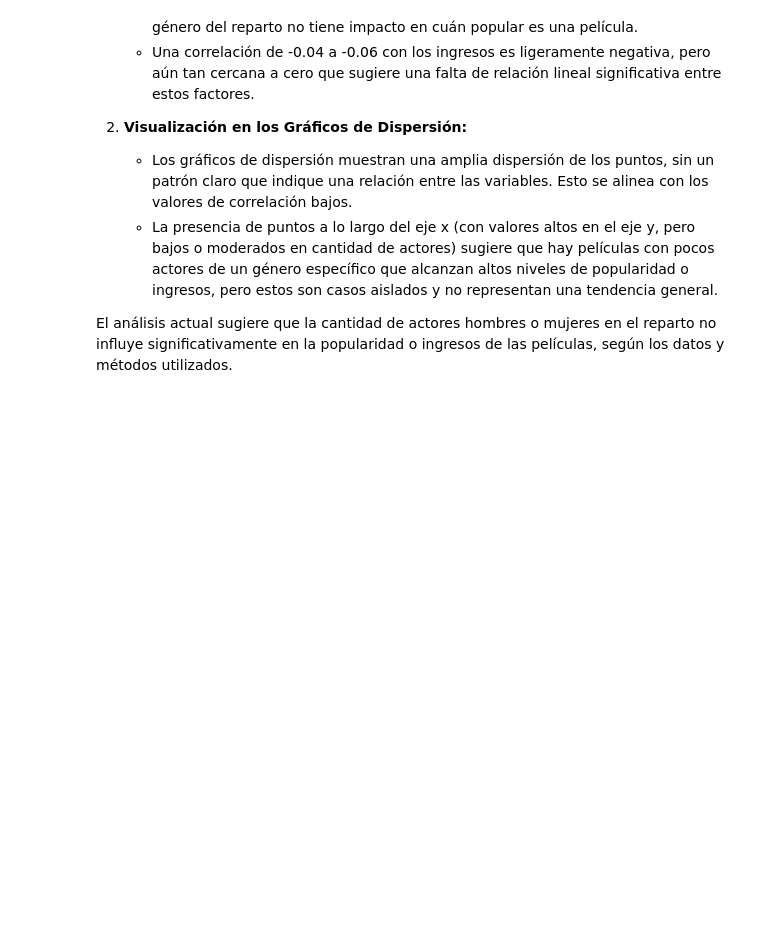
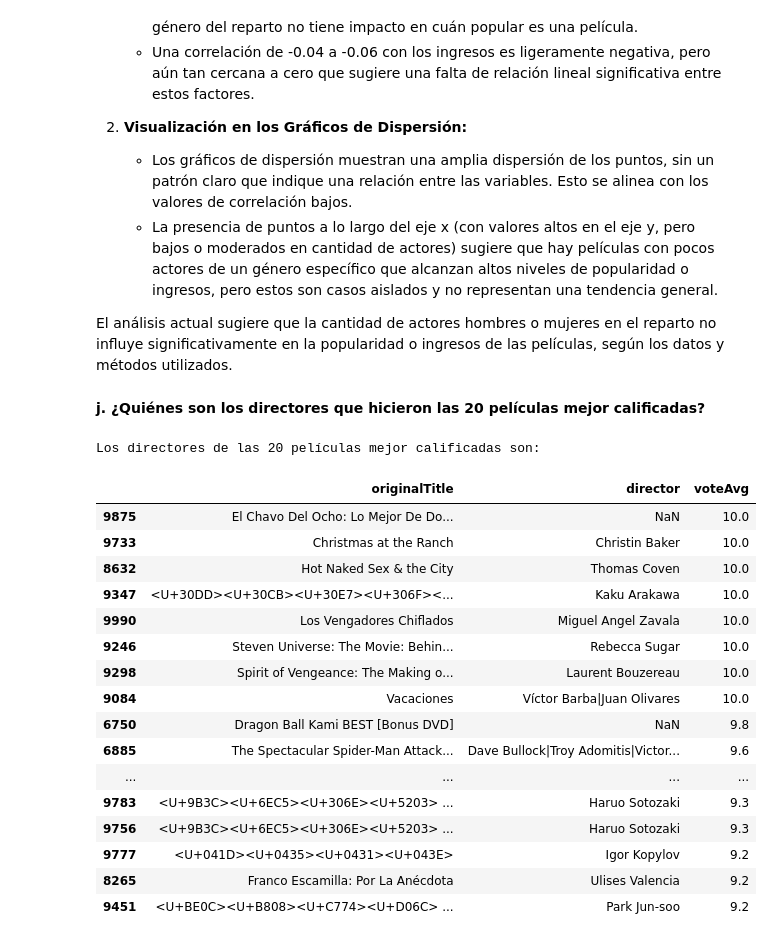
Before and after one commit to XavierLopez25/HT1-MD, a Jupyter notebook: EjerciciosAnalisisExploratorio.ipynb, the cells around one changed output. Cells and saved outputs as stored; diff of their text form; code cells hidden in the pictures; blank space fills up the shorter version.

```diff
--- a/EjerciciosAnalisisExploratorio.ipynb
+++ b/EjerciciosAnalisisExploratorio.ipynb
@@ -448,3 +448,39 @@ Correlación entre la cantidad de hombres en el reparto y los ingresos: -0.06
 
 El análisis actual sugiere que la cantidad de actores hombres o mujeres en el reparto no influye significativamente en la popularidad o ingresos de las películas, según los datos y métodos utilizados.
 </small>
+# %% [markdown]
+**j. ¿Quiénes son los directores que hicieron las 20 películas mejor calificadas?**
+# %%
+df = pd.read_csv('movies.csv', encoding='ISO-8859-1')
+
+# Ordenar el DataFrame por la columna 'voteAvg' en orden descendente
+sorted_df = df.sort_values(by='voteAvg', ascending=False)
+
+# Seleccionar las 20 primeras filas del DataFrame ordenado
+top_20_rated_films = sorted_df.head(20)
+
+# Extraer los nombres de los directores de estas 20 películas
+top_20_directors = top_20_rated_films[['originalTitle', 'director', 'voteAvg']]
+
+# Mostrar el resultado
+print("Los directores de las 20 películas mejor calificadas son:")
+display(top_20_directors)
+# %% [output]
+Los directores de las 20 películas mejor calificadas son:
+|  | originalTitle | director | voteAvg |
+| 9875 | El Chavo Del Ocho: Lo Mejor De Do... | NaN | 10.0 |
+| 9733 | Christmas at the Ranch | Christin Baker | 10.0 |
+| 8632 | Hot Naked Sex & the City | Thomas Coven | 10.0 |
+| 9347 | <U+30DD><U+30CB><U+30E7><U+306F><... | Kaku Arakawa | 10.0 |
+| 9990 | Los Vengadores Chiflados | Miguel Angel Zavala | 10.0 |
+| 9246 | Steven Universe: The Movie: Behin... | Rebecca Sugar | 10.0 |
+| 9298 | Spirit of Vengeance: The Making o... | Laurent Bouzereau | 10.0 |
+| 9084 | Vacaciones | Víctor Barba|Juan Olivares | 10.0 |
+| 6750 | Dragon Ball Kami BEST [Bonus DVD] | NaN | 9.8 |
+| 6885 | The Spectacular Spider-Man Attack... | Dave Bullock|Troy Adomitis|Victor... | 9.6 |
+| ... | ... | ... | ... |
+| 9783 | <U+9B3C><U+6EC5><U+306E><U+5203> ... | Haruo Sotozaki | 9.3 |
+| 9756 | <U+9B3C><U+6EC5><U+306E><U+5203> ... | Haruo Sotozaki | 9.3 |
+| 9777 | <U+041D><U+0435><U+0431><U+043E> | Igor Kopylov | 9.2 |
+| 8265 | Franco Escamilla: Por La Anécdota | Ulises Valencia | 9.2 |
+| 9451 | <U+BE0C><U+B808><U+C774><U+D06C> ... | Park Jun-soo | 9.2 |
```
Also changed, not shown: parts of 1 cell of this notebook.
